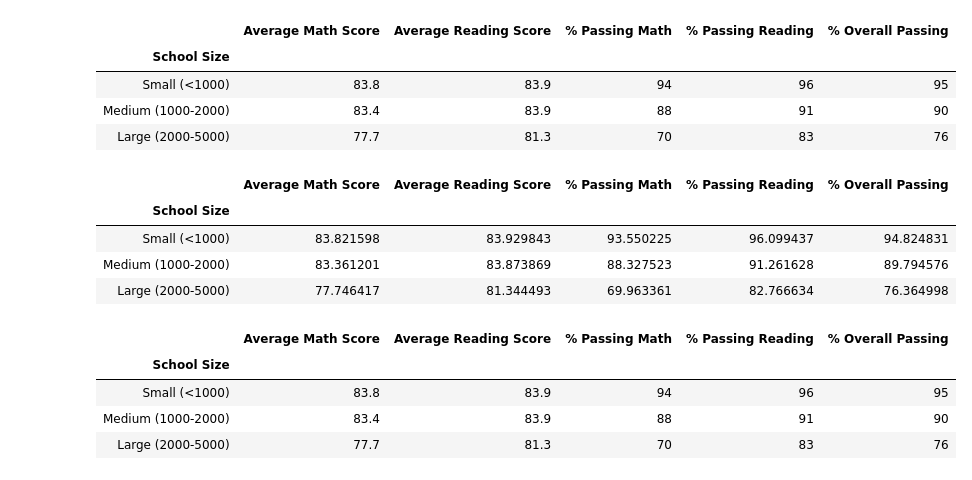
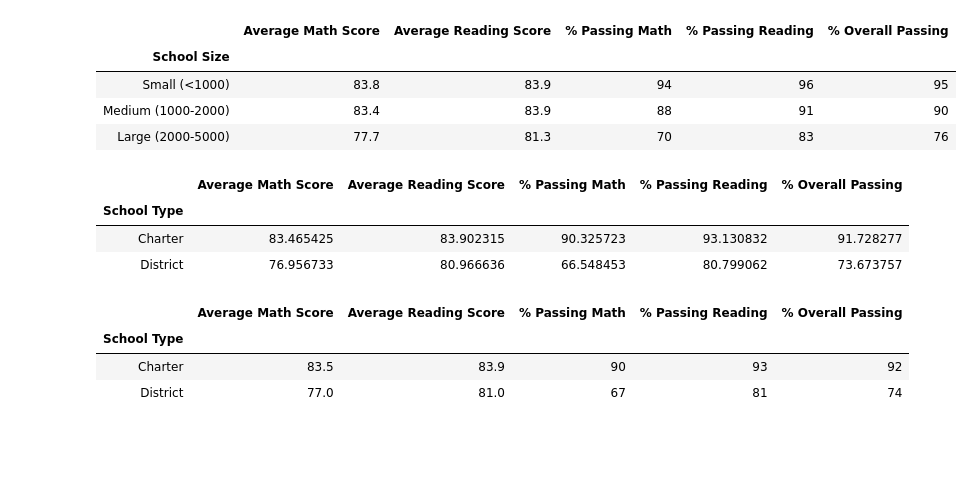
Before and after one commit to Barinderkaur15/School_District_Analysis, a Jupyter notebook: PyCitySchools-Challenge_1.ipynb, the cells around one changed output. Drawn from its saved outputs; the diff is of its cells as text; code cells hidden in the pictures; blank space fills up the shorter version.

Commit message:
Adding Pyschool Challenge Summary file

```diff
--- a/PyCitySchools-Challenge_1.ipynb
+++ b/PyCitySchools-Challenge_1.ipynb
@@ -1098,21 +1098,32 @@ size_summary_df
 | Small (<1000) | 83.8 | 83.9 | 94 | 96 | 95 |
 | Medium (1000-2000) | 83.4 | 83.9 | 88 | 91 | 90 |
 | Large (2000-5000) | 77.7 | 81.3 | 70 | 83 | 76 |
+# %%
+# Calculate averages for the desired columns.
+type_math_scores = per_school_summary_df.groupby(["School Type"]).mean()["Average Math Score"]
+
+type_reading_scores = per_school_summary_df.groupby(["School Type"]).mean()["Average Reading Score"]
+
+type_passing_math = per_school_summary_df.groupby(["School Type"]).mean()["% Passing Math"]
+
+type_passing_reading = per_school_summary_df.groupby(["School Type"]).mean()["% Passing Reading"]
+
+type_overall_passing = (type_passing_math + type_passing_reading) / 2
 # %%
+# Assemble type into DataFrame.
 type_summary_df = pd.DataFrame({
-          "Average Math Score" : size_math_scores,
-          "Average Reading Score": size_reading_scores,
-          "% Passing Math": size_passing_math,
-          "% Passing Reading": size_passing_reading,
-          "% Overall Passing": size_overall_passing})
+          "Average Math Score" : type_math_scores,
+          "Average Reading Score": type_reading_scores,
+          "% Passing Math": type_passing_math,
+          "% Passing Reading": type_passing_reading,
+          "% Overall Passing": type_overall_passing})
 
 type_summary_df
 # %% [output]
 |  | Average Math Score | Average Reading Score | % Passing Math | % Passing Reading | % Overall Passing |
-| School Size |  |  |  |  |  |
-| Small (<1000) | 83.821598 | 83.929843 | 93.550225 | 96.099437 | 94.824831 |
-| Medium (1000-2000) | 83.361201 | 83.873869 | 88.327523 | 91.261628 | 89.794576 |
-| Large (2000-5000) | 77.746417 | 81.344493 | 69.963361 | 82.766634 | 76.364998 |
+| School Type |  |  |  |  |  |
+| Charter | 83.465425 | 83.902315 | 90.325723 | 93.130832 | 91.728277 |
+| District | 76.956733 | 80.966636 | 66.548453 | 80.799062 | 73.673757 |
 # %%
 # Formatting
 type_summary_df["Average Math Score"] = type_summary_df["Average Math Score"].map("{:.1f}".format)
@@ -1128,7 +1139,6 @@ type_summary_df["% Overall Passing"] = type_summary_df["% Overall Passing"].map(
 type_summary_df
 # %% [output]
 |  | Average Math Score | Average Reading Score | % Passing Math | % Passing Reading | % Overall Passing |
-| School Size |  |  |  |  |  |
-| Small (<1000) | 83.8 | 83.9 | 94 | 96 | 95 |
-| Medium (1000-2000) | 83.4 | 83.9 | 88 | 91 | 90 |
-| Large (2000-5000) | 77.7 | 81.3 | 70 | 83 | 76 |
+| School Type |  |  |  |  |  |
+| Charter | 83.5 | 83.9 | 90 | 93 | 92 |
+| District | 77.0 | 81.0 | 67 | 81 | 74 |
```
Also changed, not shown: parts of 2 cells of this notebook.
